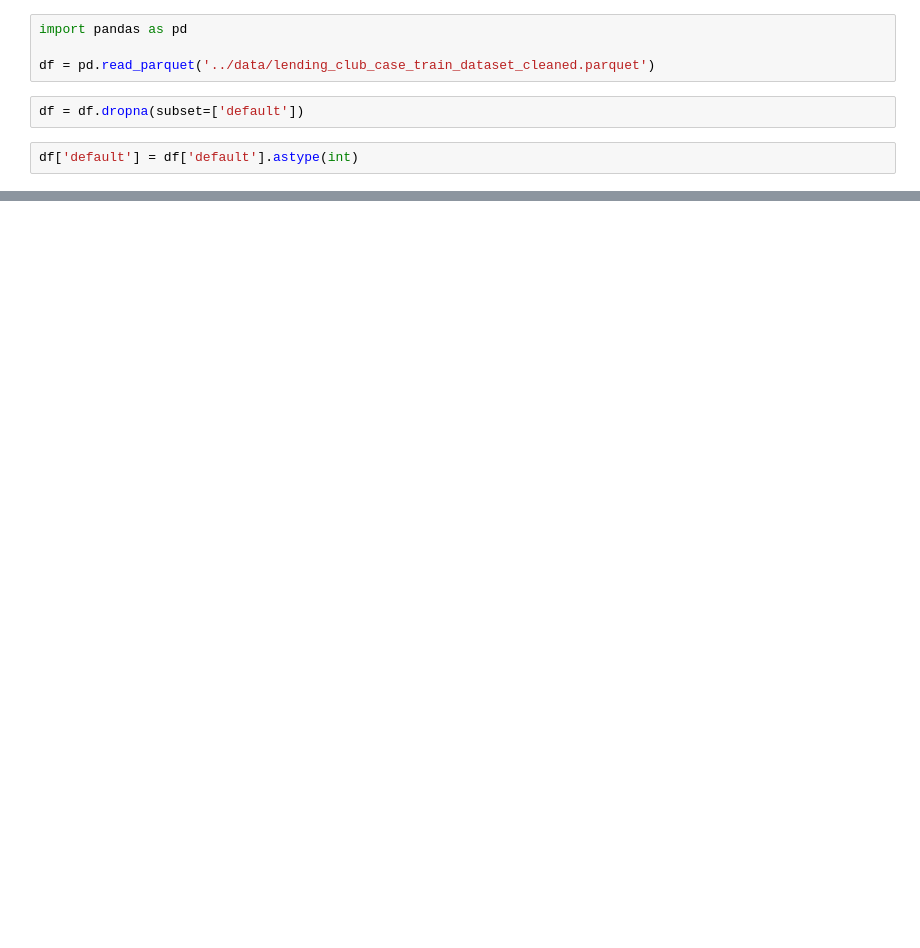
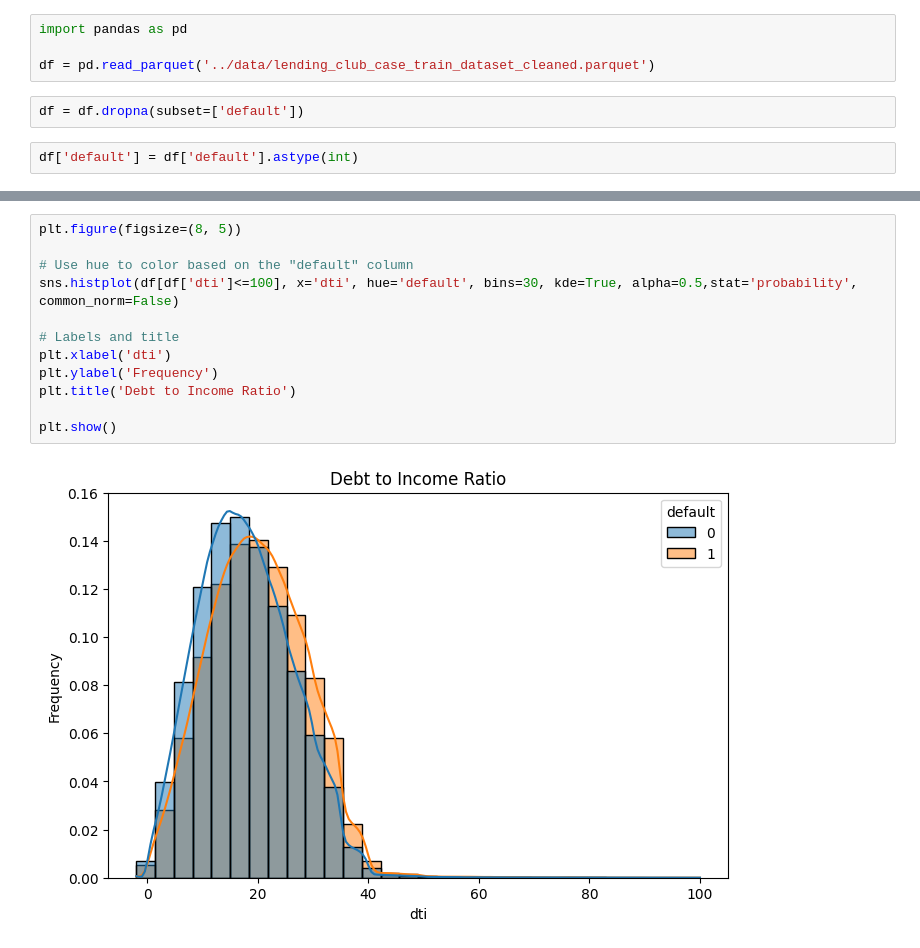
Before and after one commit to marcosmota/ds_lending_club, a Jupyter notebook: notebooks/eda_andre.ipynb, the cells around one changed output, grey strips where cells are left out. Cells and saved outputs as stored; diff of their text form; blank space fills up the shorter version.

```diff
--- a/notebooks/eda_andre.ipynb
+++ b/notebooks/eda_andre.ipynb
@@ -42,0 +45,14 @@ plt.show()
+# %%
+plt.figure(figsize=(8, 5))
+
+# Use hue to color based on the "default" column
+sns.histplot(df[df['dti']<=100], x='dti', hue='default', bins=30, kde=True, alpha=0.5,stat='probability', common_norm=False)
+
+# Labels and title
+plt.xlabel('dti')
+plt.ylabel('Frequency')
+plt.title('Debt to Income Ratio')
+
+plt.show()
+# %% [output]
+[figure, added]
```
Also changed, not shown: parts of 13 cells of this notebook, 3 other files.
